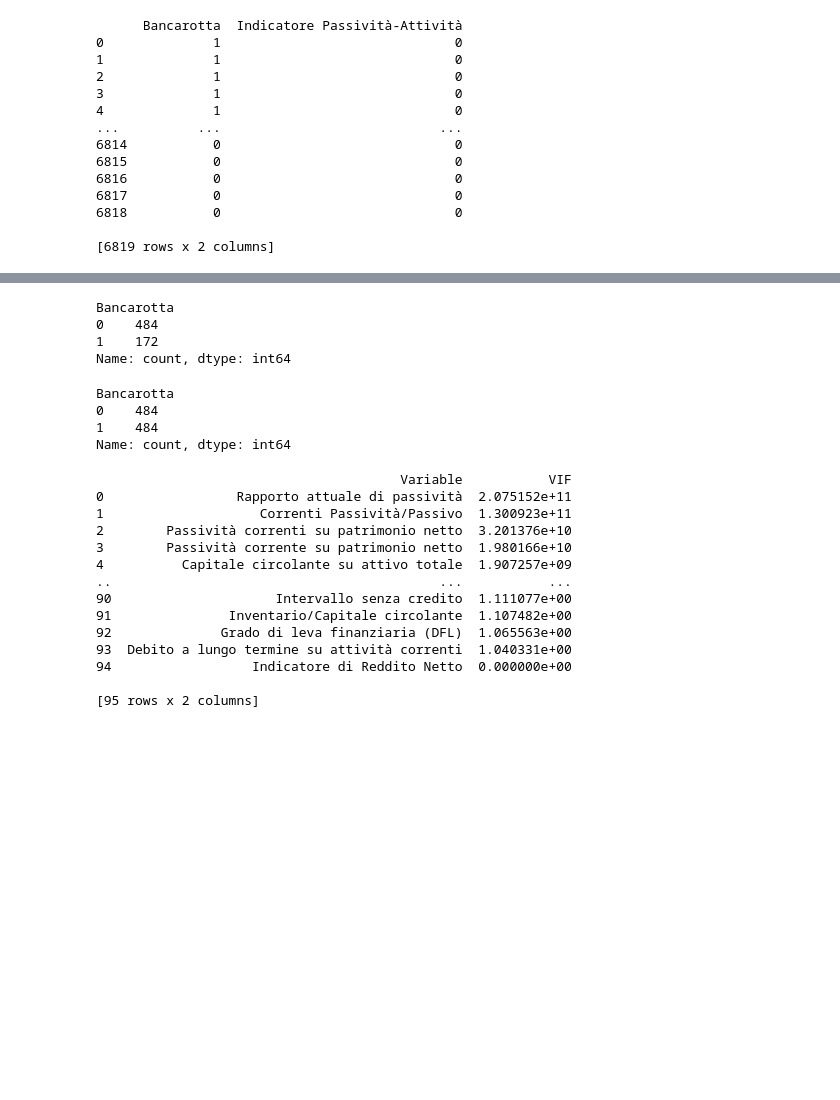
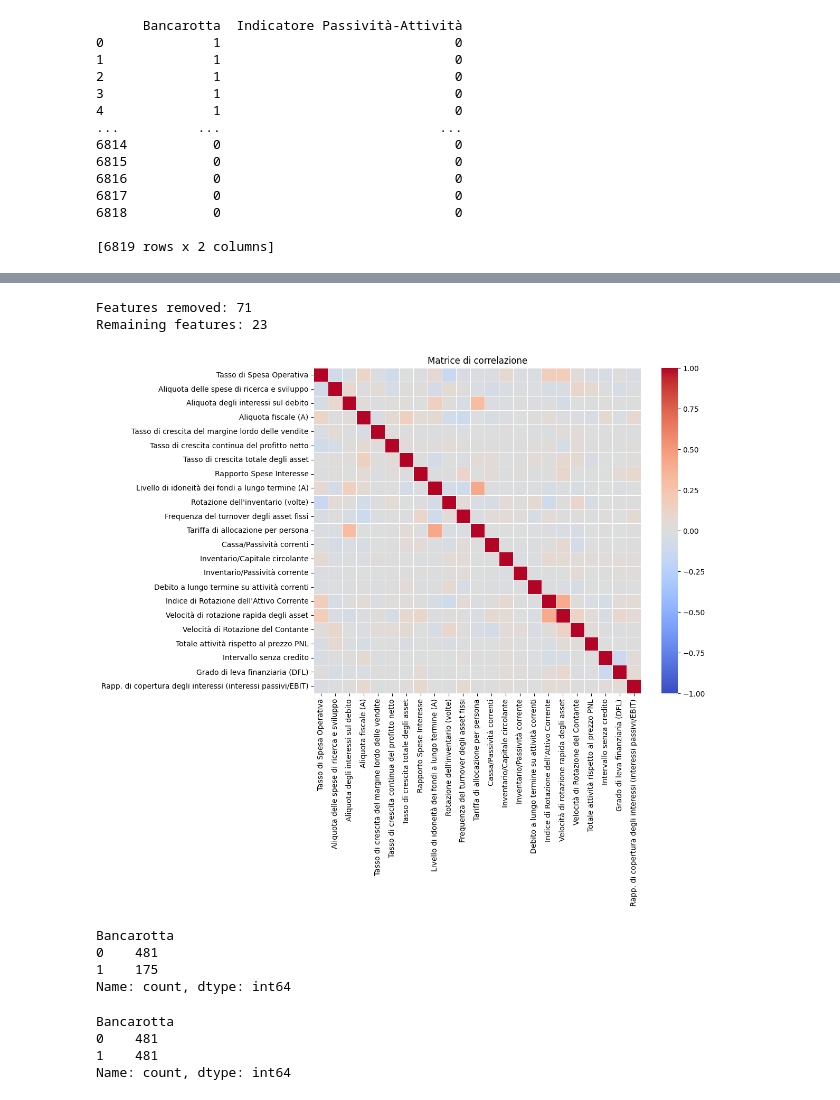
Before and after one commit to PierandreaMartella/CompanyBankruptcyPrediction, a Jupyter notebook: Main.ipynb, the cells around one changed output, grey strips where cells are left out. Drawn from its saved outputs; the diff is of its cells as text; code cells hidden in the pictures; blank space fills up the shorter version.

```diff
--- a/Main.ipynb
+++ b/Main.ipynb
@@ -204,3 +221,27 @@ print(X_test.shape)
+# %%
+# Count features with high VIF
+vif_threshold = 2
+features_to_remove = vif[vif['VIF'] > 2]['Variable']
+
+# Remove features with VIF > 5
+X_train_uncorr = X_train.drop(columns=features_to_remove)
+
+
+print("Features removed:", features_to_remove.shape[0])
+print("Remaining features:", X_train_uncorr.shape[1])
+# %% [output]
+Features removed: 71
+Remaining features: 23
+# %%
+correlation_matrix = X_train_uncorr.corr()
+
+#Heatmap
+plt.figure(figsize=(10, 8))
+sns.heatmap(correlation_matrix, cmap='coolwarm', linewidths=0.5, vmin=-1, vmax=1)
+plt.title('Matrice di correlazione')
+plt.show()
+# %% [output]
+[figure, added]
 # %%
 def balance_with_SMOTE(x_train, y_train):
     """
@@ -209,13 +250,13 @@ def balance_with_SMOTE(x_train, y_train):
     smote = SMOTE()
     x_train, y_train = smote.fit_resample(x_train, y_train)
     return x_train, y_train
+
+vals_before_smote = y_train.value_counts()
+vals_before_smote
+# %% [output]
+Bancarotta
+0    481
+1    175
+Name: count, dtype: int64
-# %%
-vals_before_smote = y_train.value_counts()
-vals_before_smote
-# %% [output]
-Bancarotta
-0    484
-1    172
-Name: count, dtype: int64
 # %%
 # sovradimensionamento del dataset
@@ -223,10 +264,10 @@ X_train, y_train = balance_with_SMOTE(x_train=X_train, y_train=y_train)
 # %%
-vals_after_smote = y_train.value_counts()
+vals_after_smote = y_train_SMOTE.value_counts()
 vals_after_smote
 # %% [output]
 Bancarotta
-0    484
-1    484
+0    481
+1    481
 Name: count, dtype: int64
 # %%
 def rfe_selection(X, y, k):
@@ -241,35 +282,5 @@ def skb_selection(X, y, k):
     skb = skb.fit(X, y)
     selected_features = X.columns[skb.get_support(indices=True)]
     return X[selected_features]
-# %%
-from statsmodels.stats.outliers_influence import variance_inflation_factor
-
-def calculate_vif(df):
-    """
-    Calculate VIF
-    """
-    vif = pd.DataFrame()
-    vif["Variable"] = df.columns
-    vif["VIF"] = [variance_inflation_factor(df.values, i) for i in range(df.shape[1])]
-    vif = vif.sort_values(by="VIF", ascending=False).reset_index(drop=True)
-    return vif
-
-vif = calculate_vif(X_train)
-print(vif)
-# %% [output]
-                                       Variable           VIF
-0                 Rapporto attuale di passività  2.075152e+11
-1                    Correnti Passività/Passivo  1.300923e+11
-2        Passività correnti su patrimonio netto  3.201376e+10
-3        Passività corrente su patrimonio netto  1.980166e+10
-4          Capitale circolante su attivo totale  1.907257e+09
-..                                          ...           ...
-90                     Intervallo senza credito  1.111077e+00
-91               Inventario/Capitale circolante  1.107482e+00
-92              Grado di leva finanziaria (DFL)  1.065563e+00
-93  Debito a lungo termine su attività correnti  1.040331e+00
-94                  Indicatore di Reddito Netto  0.000000e+00
-
-[95 rows x 2 columns]
 # %%
 # ciclo rfe
```
Also changed, not shown: parts of 21 cells of this notebook.
